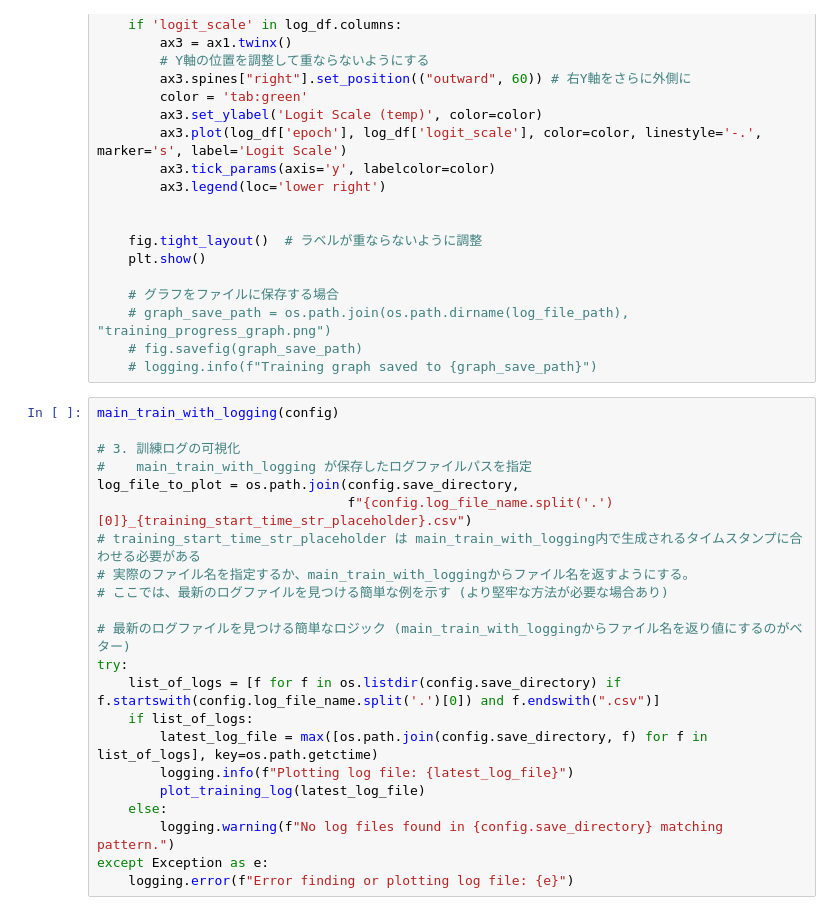
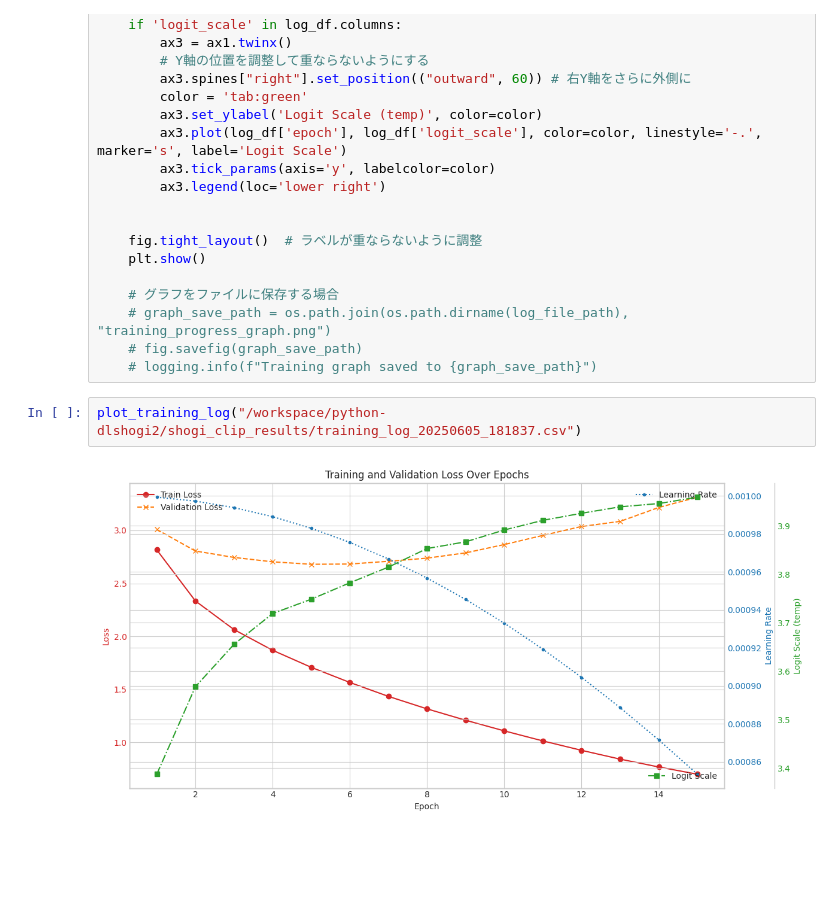
Before and after one commit to KOH1239/python-dlshogi2, a Jupyter notebook: shogi_clip.ipynb, the cells around one changed output. Cells and saved outputs as stored; diff of their text form; blank space fills up the shorter version.

```diff
--- a/shogi_clip.ipynb
+++ b/shogi_clip.ipynb
@@ -938,27 +938,9 @@ def plot_training_log(log_file_path):
     # fig.savefig(graph_save_path)
     # logging.info(f"Training graph saved to {graph_save_path}")
 # %%
-main_train_with_logging(config)
-
-# 3. 訓練ログの可視化
-#    main_train_with_logging が保存したログファイルパスを指定
-log_file_to_plot = os.path.join(config.save_directory,
-                                f"{config.log_file_name.split('.')[0]}_{training_start_time_str_placeholder}.csv")
-# training_start_time_str_placeholder は main_train_with_logging内で生成されるタイムスタンプに合わせる必要がある
-# 実際のファイル名を指定するか、main_train_with_loggingからファイル名を返すようにする。
-# ここでは、最新のログファイルを見つける簡単な例を示す (より堅牢な方法が必要な場合あり)
-
-# 最新のログファイルを見つける簡単なロジック (main_train_with_loggingからファイル名を返り値にするのがベター)
-try:
-    list_of_logs = [f for f in os.listdir(config.save_directory) if f.startswith(config.log_file_name.split('.')[0]) and f.endswith(".csv")]
-    if list_of_logs:
-        latest_log_file = max([os.path.join(config.save_directory, f) for f in list_of_logs], key=os.path.getctime)
-        logging.info(f"Plotting log file: {latest_log_file}")
-        plot_training_log(latest_log_file)
-    else:
-        logging.warning(f"No log files found in {config.save_directory} matching pattern.")
-except Exception as e:
-    logging.error(f"Error finding or plotting log file: {e}")
+plot_training_log("/workspace/python-dlshogi2/shogi_clip_results/training_log_20250605_181837.csv")
+# %% [output]
+[figure, added]
 # %%
 config = ConfigTrain()
 main_train(config)
```
Also changed, not shown: parts of 4 cells of this notebook, 4 other files.
